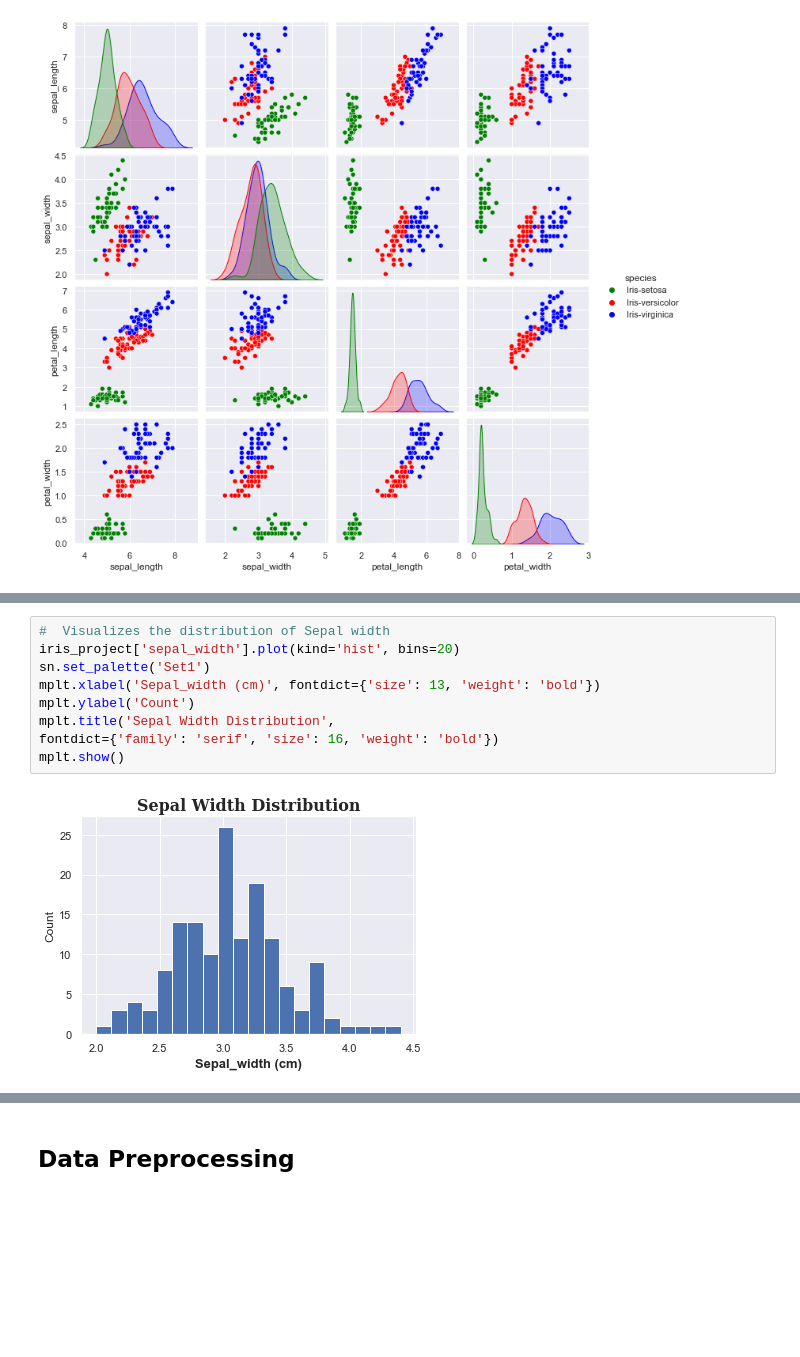
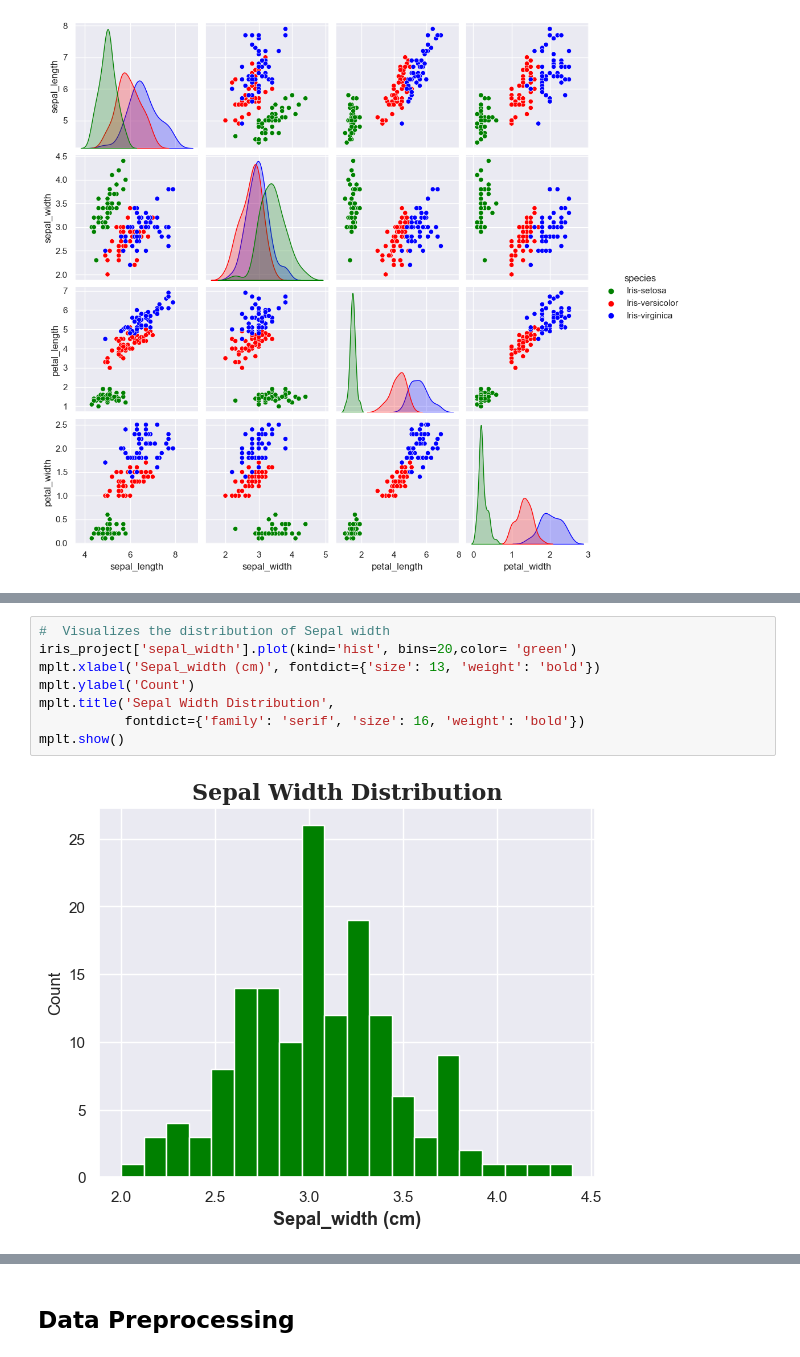
Before and after one commit to Cheannel/CODSOFT, a Jupyter notebook: Project_Iris_Flower_Classification/Iris_Flower_Classification.ipynb, the cells around one changed output, grey strips where cells are left out. Cells and saved outputs as stored; diff of their text form; blank space fills up the shorter version.

Commit message:
Project file updated

```diff
--- a/Project_Iris_Flower_Classification/Iris_Flower_Classification.ipynb
+++ b/Project_Iris_Flower_Classification/Iris_Flower_Classification.ipynb
@@ -165,14 +166,13 @@ mplt.show()
 # %%
 #  Visualizes the distribution of Sepal width
-iris_project['sepal_width'].plot(kind='hist', bins=20)
-sn.set_palette('Set1')
+iris_project['sepal_width'].plot(kind='hist', bins=20,color= 'green')
 mplt.xlabel('Sepal_width (cm)', fontdict={'size': 13, 'weight': 'bold'})
 mplt.ylabel('Count')
 mplt.title('Sepal Width Distribution',
-fontdict={'family': 'serif', 'size': 16, 'weight': 'bold'})
+           fontdict={'family': 'serif', 'size': 16, 'weight': 'bold'})
 mplt.show()
 # %% [output]
-[figure, old version]
+[figure, new version]
 # %%
 #  Visualizes the distribution of Petal length
 iris_project['petal_length'].plot(kind='hist', bins=20)
```
Also changed, not shown: parts of 41 cells of this notebook.
